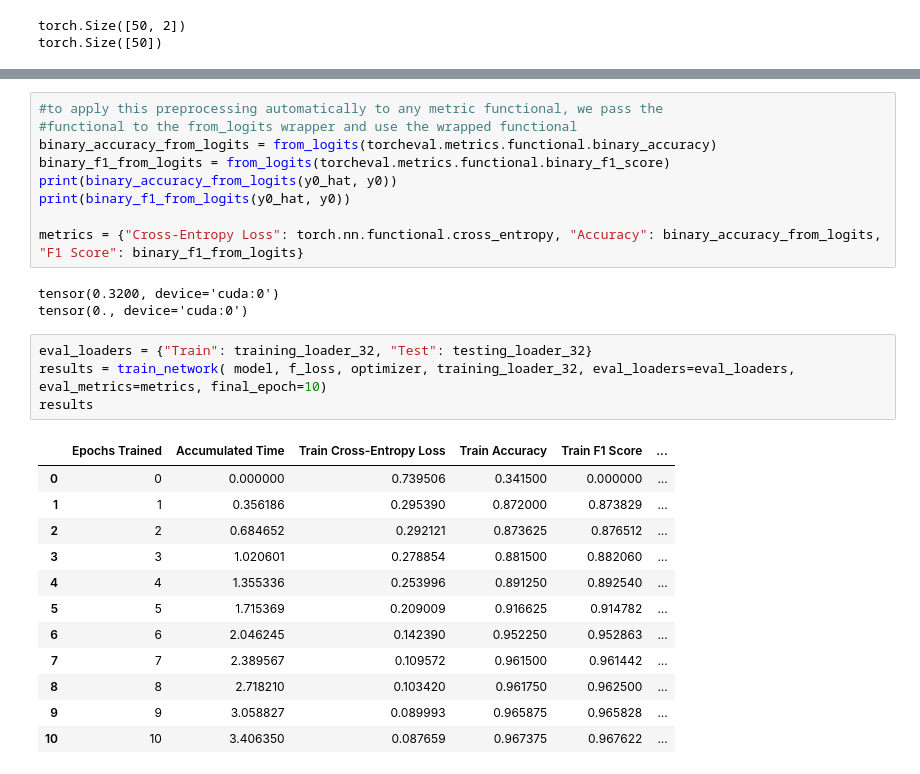
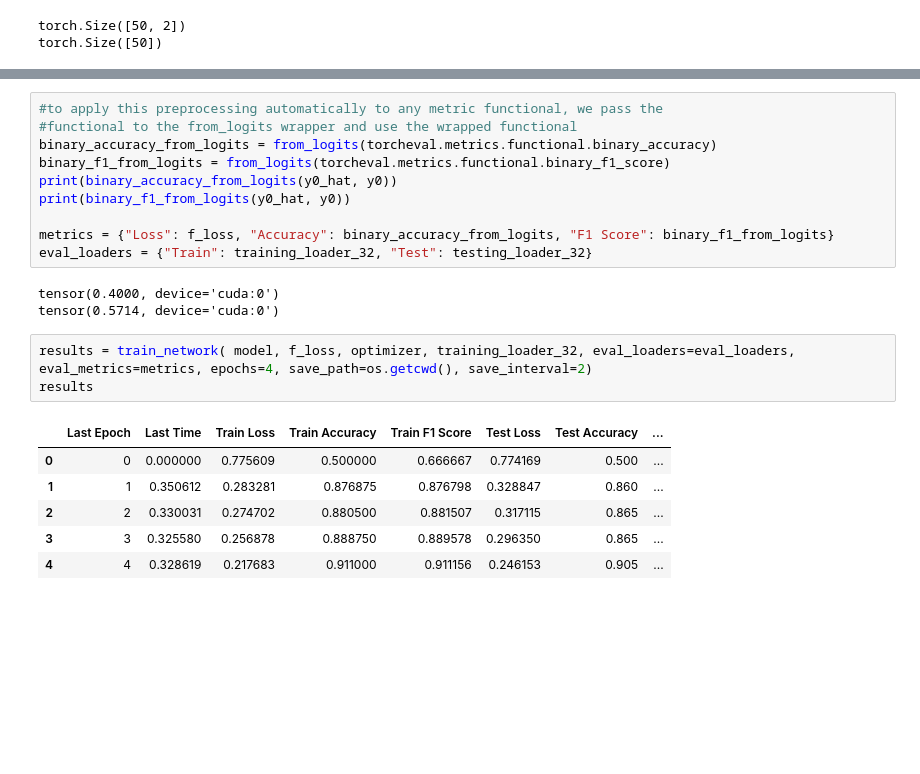
Before and after one commit to e271828e/Inside-Deep-Learning, a Jupyter notebook: practice/chapter2_exercises1.ipynb, the cells around one changed output, grey strips where cells are left out. Drawn from its saved outputs; the diff is of its cells as text; blank space fills up the shorter version.

```diff
--- a/practice/chapter2_exercises1.ipynb
+++ b/practice/chapter2_exercises1.ipynb
@@ -74,24 +74,18 @@ binary_f1_from_logits = from_logits(torcheval.metrics.functional.binary_f1_score
 print(binary_accuracy_from_logits(y0_hat, y0))
 print(binary_f1_from_logits(y0_hat, y0))
 
-metrics = {"Cross-Entropy Loss": torch.nn.functional.cross_entropy, "Accuracy": binary_accuracy_from_logits, "F1 Score": binary_f1_from_logits}
+metrics = {"Loss": f_loss, "Accuracy": binary_accuracy_from_logits, "F1 Score": binary_f1_from_logits}
+eval_loaders = {"Train": training_loader_32, "Test": testing_loader_32}
 # %% [output]
-tensor(0.3200, device='cuda:0')
-tensor(0., device='cuda:0')
+tensor(0.4000, device='cuda:0')
+tensor(0.5714, device='cuda:0')
 # %%
-eval_loaders = {"Train": training_loader_32, "Test": testing_loader_32}
-results = train_network( model, f_loss, optimizer, training_loader_32, eval_loaders=eval_loaders, eval_metrics=metrics, final_epoch=10)
+results = train_network( model, f_loss, optimizer, training_loader_32, eval_loaders=eval_loaders, eval_metrics=metrics, epochs=4, save_path=os.getcwd(), save_interval=2)
 results
 # %% [output]
-|  | Epochs Trained | Accumulated Time | Train Cross-Entropy Loss | Train Accuracy | Train F1 Score | ... |
-| 0 | 0 | 0.000000 | 0.739506 | 0.341500 | 0.000000 | ... |
-| 1 | 1 | 0.356186 | 0.295390 | 0.872000 | 0.873829 | ... |
-| 2 | 2 | 0.684652 | 0.292121 | 0.873625 | 0.876512 | ... |
-| 3 | 3 | 1.020601 | 0.278854 | 0.881500 | 0.882060 | ... |
-| 4 | 4 | 1.355336 | 0.253996 | 0.891250 | 0.892540 | ... |
-| 5 | 5 | 1.715369 | 0.209009 | 0.916625 | 0.914782 | ... |
-| 6 | 6 | 2.046245 | 0.142390 | 0.952250 | 0.952863 | ... |
-| 7 | 7 | 2.389567 | 0.109572 | 0.961500 | 0.961442 | ... |
-| 8 | 8 | 2.718210 | 0.103420 | 0.961750 | 0.962500 | ... |
-| 9 | 9 | 3.058827 | 0.089993 | 0.965875 | 0.965828 | ... |
-| 10 | 10 | 3.406350 | 0.087659 | 0.967375 | 0.967622 | ... |
+|  | Last Epoch | Last Time | Train Loss | Train Accuracy | Train F1 Score | Test Loss | Test Accuracy | ... |
+| 0 | 0 | 0.000000 | 0.775609 | 0.500000 | 0.666667 | 0.774169 | 0.500 | ... |
+| 1 | 1 | 0.350612 | 0.283281 | 0.876875 | 0.876798 | 0.328847 | 0.860 | ... |
+| 2 | 2 | 0.330031 | 0.274702 | 0.880500 | 0.881507 | 0.317115 | 0.865 | ... |
+| 3 | 3 | 0.325580 | 0.256878 | 0.888750 | 0.889578 | 0.296350 | 0.865 | ... |
+| 4 | 4 | 0.328619 | 0.217683 | 0.911000 | 0.911156 | 0.246153 | 0.905 | ... |
```
Also changed, not shown: parts of 7 cells of this notebook, 2 other files.
